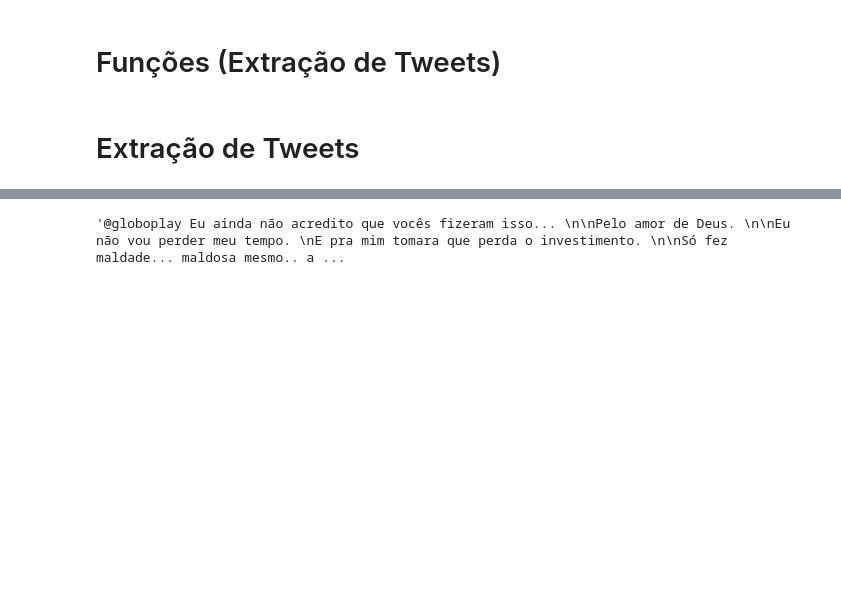
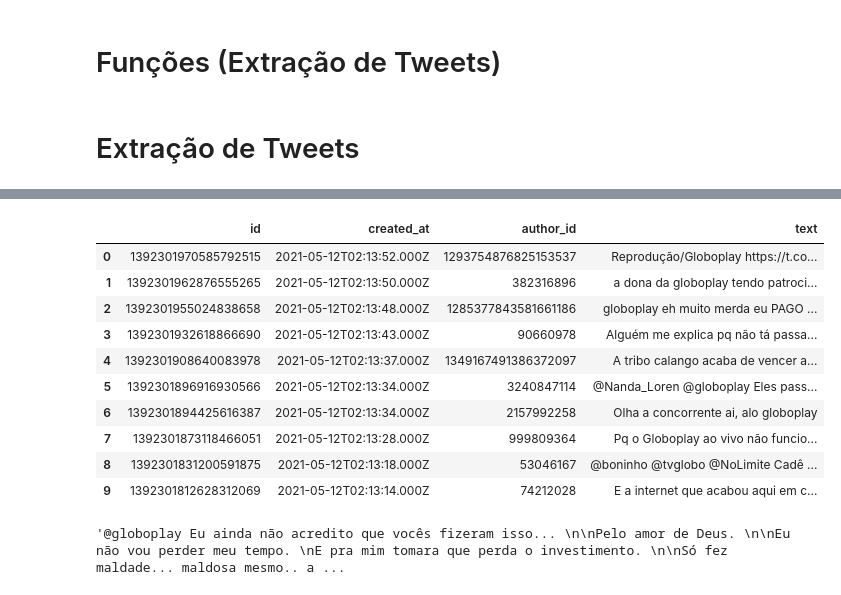
Before and after one commit to juliohenr/TEXT-EXPLORATORY, a Jupyter notebook: data_extract_twitter/api_twitter_study.ipynb, the cells around one changed output, grey strips where cells are left out. Saved outputs shown, nothing was run; the diff lists cells and outputs as text; code cells hidden in the pictures; blank space fills up the shorter version.

```diff
--- a/data_extract_twitter/api_twitter_study.ipynb
+++ b/data_extract_twitter/api_twitter_study.ipynb
@@ -396,3 +692,17 @@ data_tweets_final["text"][0]
+# %%
+df
+# %% [output]
+|  | id | created_at | author_id | text |
+| 0 | 1392301970585792515 | 2021-05-12T02:13:52.000Z | 1293754876825153537 | Reprodução/Globoplay https://t.co... |
+| 1 | 1392301962876555265 | 2021-05-12T02:13:50.000Z | 382316896 | a dona da globoplay tendo patroci... |
+| 2 | 1392301955024838658 | 2021-05-12T02:13:48.000Z | 1285377843581661186 | globoplay eh muito merda eu PAGO ... |
+| 3 | 1392301932618866690 | 2021-05-12T02:13:43.000Z | 90660978 | Alguém me explica pq não tá passa... |
+| 4 | 1392301908640083978 | 2021-05-12T02:13:37.000Z | 1349167491386372097 | A tribo calango acaba de vencer a... |
+| 5 | 1392301896916930566 | 2021-05-12T02:13:34.000Z | 3240847114 | @Nanda_Loren @globoplay Eles pass... |
+| 6 | 1392301894425616387 | 2021-05-12T02:13:34.000Z | 2157992258 | Olha a concorrente ai, alo globoplay |
+| 7 | 1392301873118466051 | 2021-05-12T02:13:28.000Z | 999809364 | Pq o Globoplay ao vivo não funcio... |
+| 8 | 1392301831200591875 | 2021-05-12T02:13:18.000Z | 53046167 | @boninho @tvglobo @NoLimite Cadê ... |
+| 9 | 1392301812628312069 | 2021-05-12T02:13:14.000Z | 74212028 | E a internet que acabou aqui em c... |
 # %%
 data_tweets_final["text"][101]
 # %% [output]
```
Also changed, not shown: parts of 11 cells of this notebook, 4 other files.
